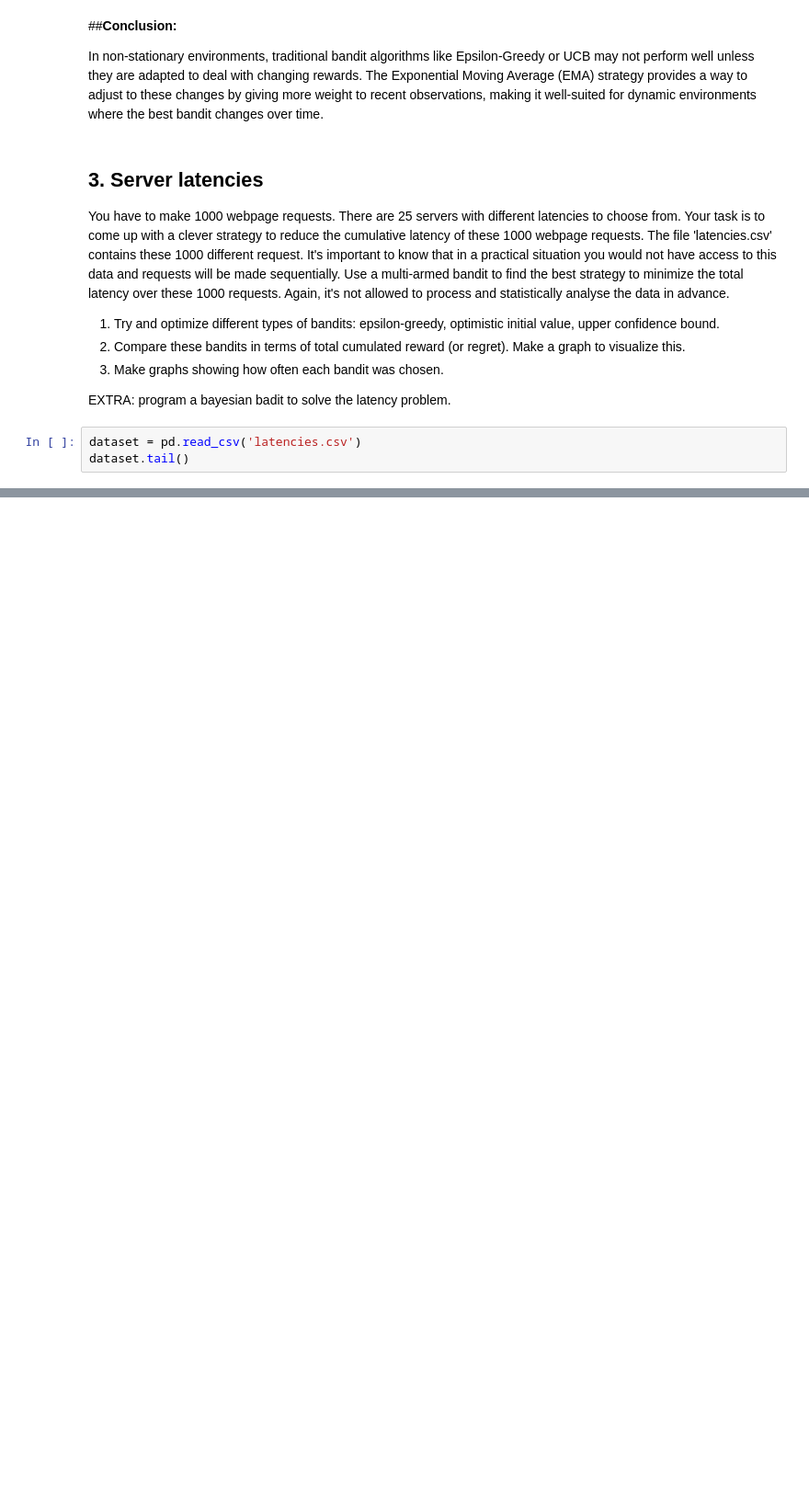
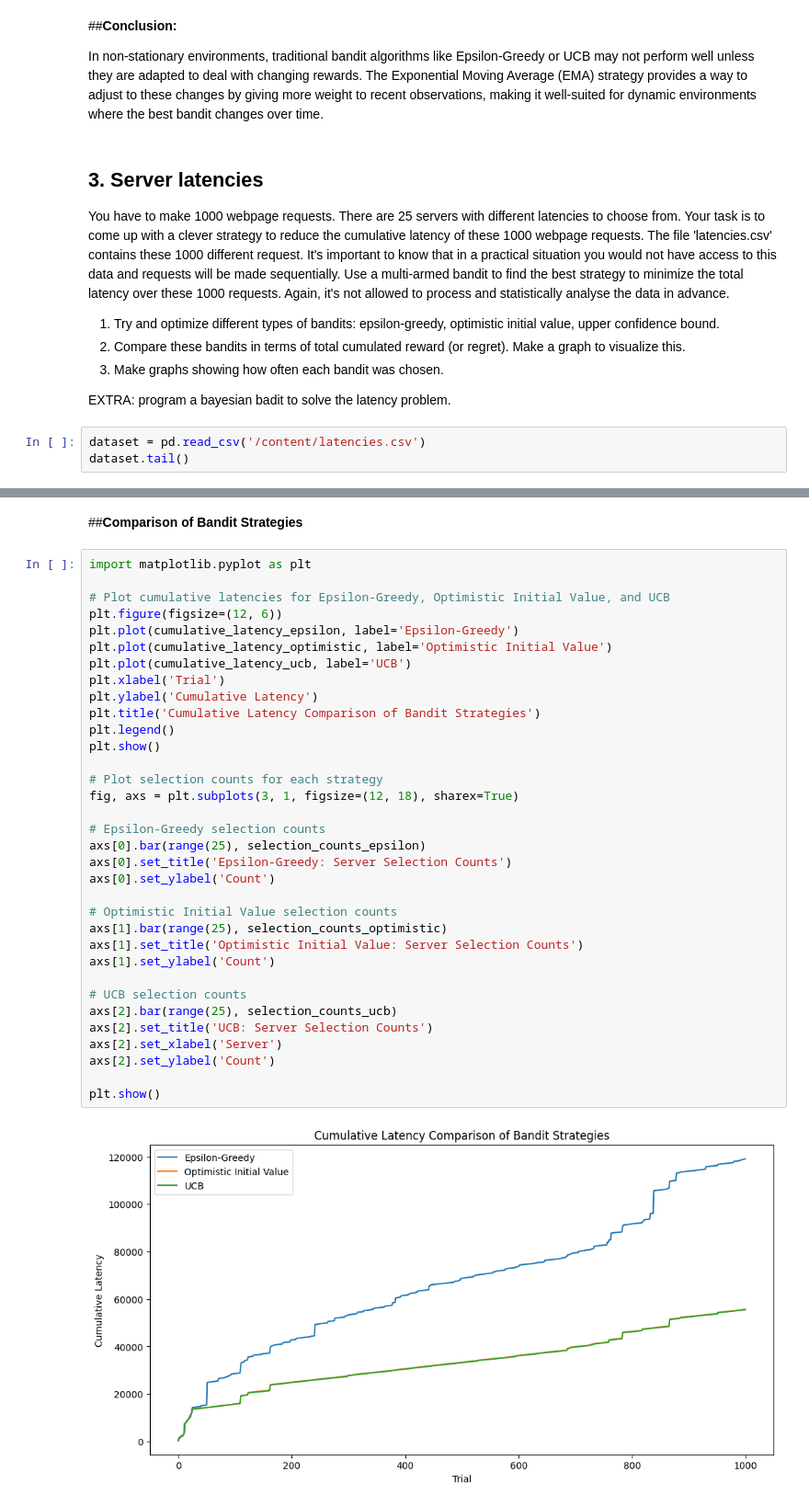
Before and after one commit to Mahmoudash97/RL_Assignment_Lab2, a Jupyter notebook: MAHMOUD_ASADI_H_Assignment_LAB2.ipynb, the cells around one changed output, grey strips where cells are left out. Shown at 92% size. Cells and saved outputs as stored; diff of their text form; blank space fills up the shorter version.

```diff
--- a/MAHMOUD_ASADI_H_Assignment_LAB2.ipynb
+++ b/MAHMOUD_ASADI_H_Assignment_LAB2.ipynb
@@ -1189,6 +1189,6 @@ Use a multi-armed bandit to find the best strategy to minimize the total latency
 
 EXTRA: program a bayesian badit to solve the latency problem.
 # %%
-dataset = pd.read_csv('latencies.csv')
+dataset = pd.read_csv('/content/latencies.csv')
 dataset.tail()
 # %% [output]
@@ -1197,0 +1369,38 @@ FileNotFoundError: [Errno 2] No such file or directory: 'latencies.csv'
+# %% [markdown]
+##**Comparison of Bandit Strategies**
+# %%
+import matplotlib.pyplot as plt
+
+# Plot cumulative latencies for Epsilon-Greedy, Optimistic Initial Value, and UCB
+plt.figure(figsize=(12, 6))
+plt.plot(cumulative_latency_epsilon, label='Epsilon-Greedy')
+plt.plot(cumulative_latency_optimistic, label='Optimistic Initial Value')
+plt.plot(cumulative_latency_ucb, label='UCB')
+plt.xlabel('Trial')
+plt.ylabel('Cumulative Latency')
+plt.title('Cumulative Latency Comparison of Bandit Strategies')
+plt.legend()
+plt.show()
+
+# Plot selection counts for each strategy
+fig, axs = plt.subplots(3, 1, figsize=(12, 18), sharex=True)
+
+# Epsilon-Greedy selection counts
+axs[0].bar(range(25), selection_counts_epsilon)
+axs[0].set_title('Epsilon-Greedy: Server Selection Counts')
+axs[0].set_ylabel('Count')
+
+# Optimistic Initial Value selection counts
+axs[1].bar(range(25), selection_counts_optimistic)
+axs[1].set_title('Optimistic Initial Value: Server Selection Counts')
+axs[1].set_ylabel('Count')
+
+# UCB selection counts
+axs[2].bar(range(25), selection_counts_ucb)
+axs[2].set_title('UCB: Server Selection Counts')
+axs[2].set_xlabel('Server')
+axs[2].set_ylabel('Count')
+
+plt.show()
+# %% [output]
+[figure, added]
```
Also changed, not shown: parts of 11 cells of this notebook.
